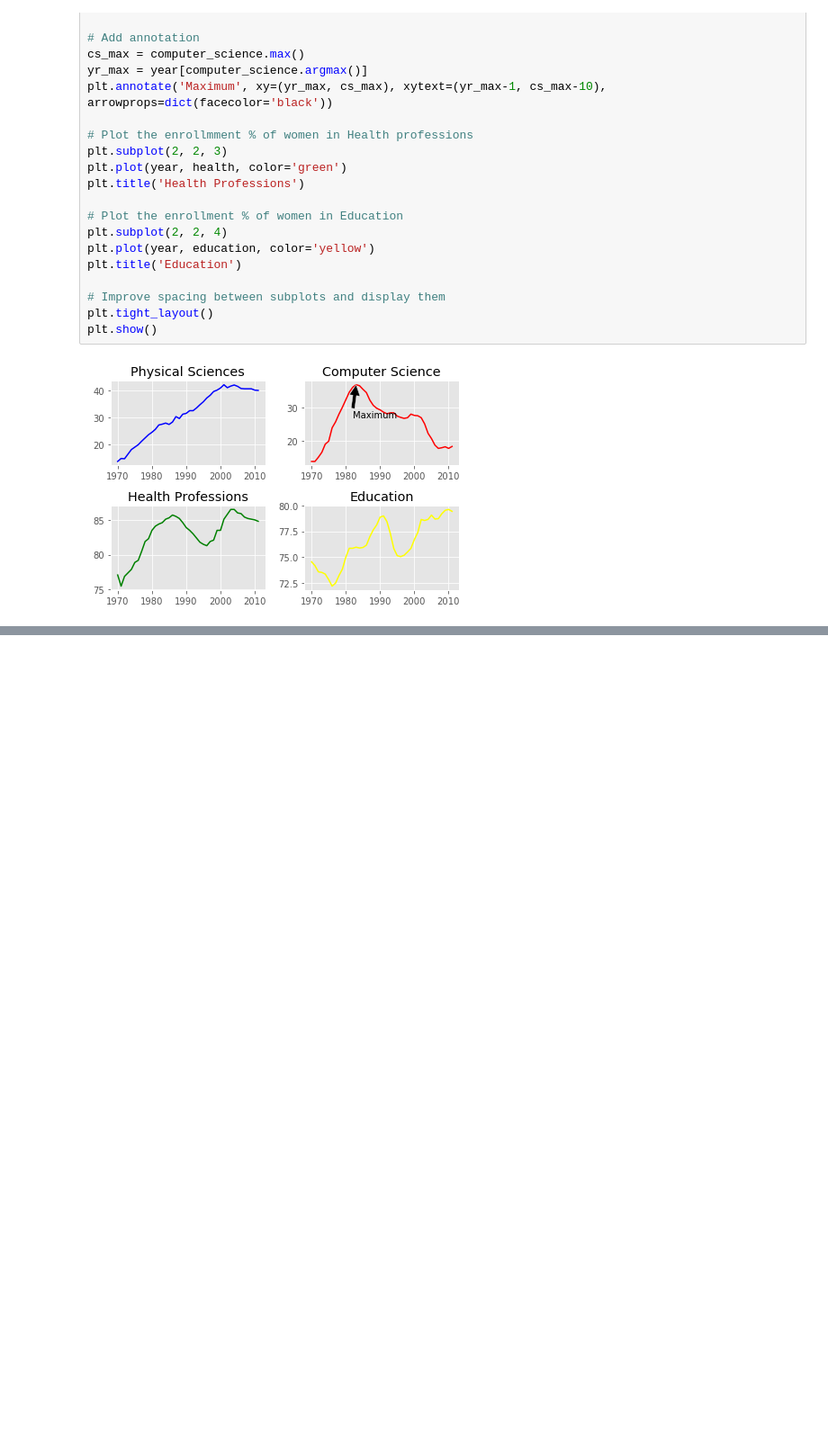
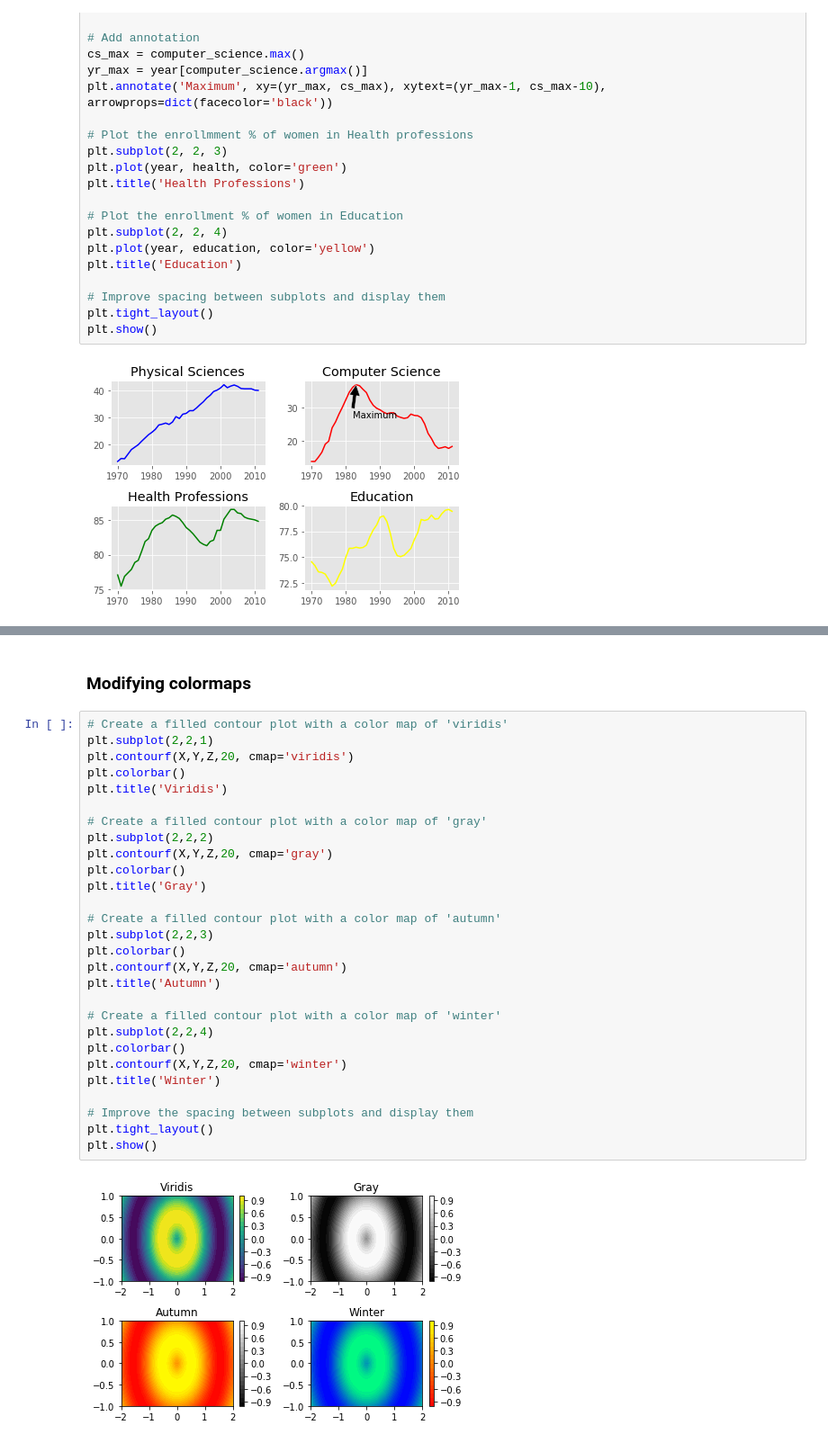
Before and after one commit to nvmoyar/datascience_notebooks, a Jupyter notebook: Introduction to Data Visualization with Python.ipynb, the cells around one changed output, grey strips where cells are left out. Shown at 90% size. Cells and saved outputs as stored; diff of their text form; blank space fills up the shorter version.

```diff
--- a/Introduction to Data Visualization with Python.ipynb
+++ b/Introduction to Data Visualization with Python.ipynb
@@ -260,0 +347,32 @@ plt.show()
+# %% [markdown]
+### Modifying colormaps
+# %%
+# Create a filled contour plot with a color map of 'viridis'
+plt.subplot(2,2,1)
+plt.contourf(X,Y,Z,20, cmap='viridis')
+plt.colorbar()
+plt.title('Viridis')
+
+# Create a filled contour plot with a color map of 'gray'
+plt.subplot(2,2,2)
+plt.contourf(X,Y,Z,20, cmap='gray')
+plt.colorbar()
+plt.title('Gray')
+
+# Create a filled contour plot with a color map of 'autumn'
+plt.subplot(2,2,3)
+plt.colorbar()
+plt.contourf(X,Y,Z,20, cmap='autumn')
+plt.title('Autumn')
+
+# Create a filled contour plot with a color map of 'winter'
+plt.subplot(2,2,4)
+plt.colorbar()
+plt.contourf(X,Y,Z,20, cmap='winter')
+plt.title('Winter')
+
+# Improve the spacing between subplots and display them
+plt.tight_layout()
+plt.show()
+# %% [output]
+[figure, added]
```
Also changed, not shown: parts of 6 cells of this notebook, 3 other files.
